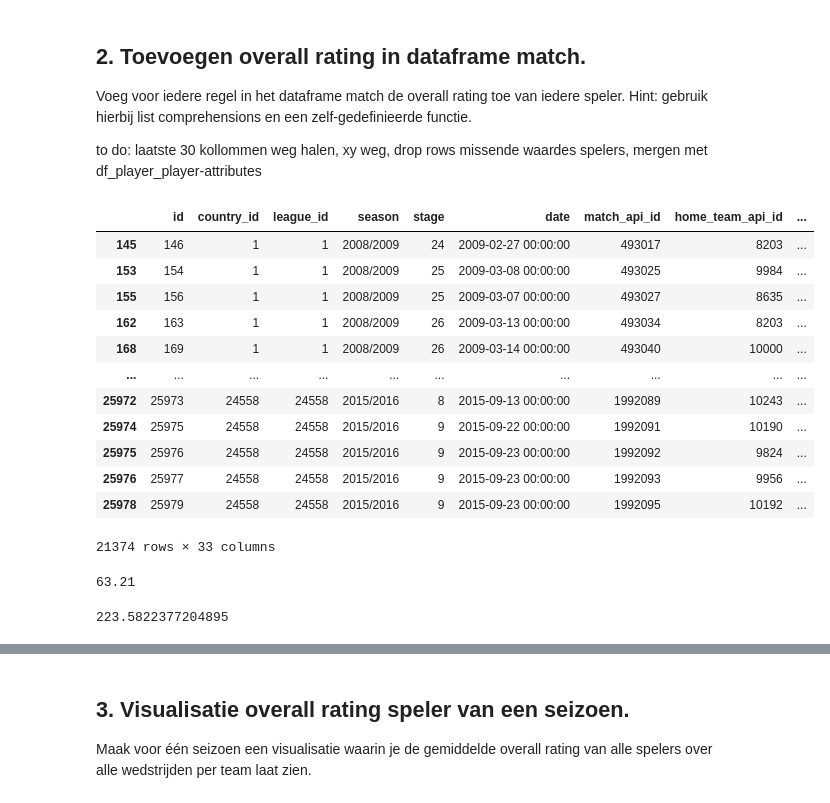
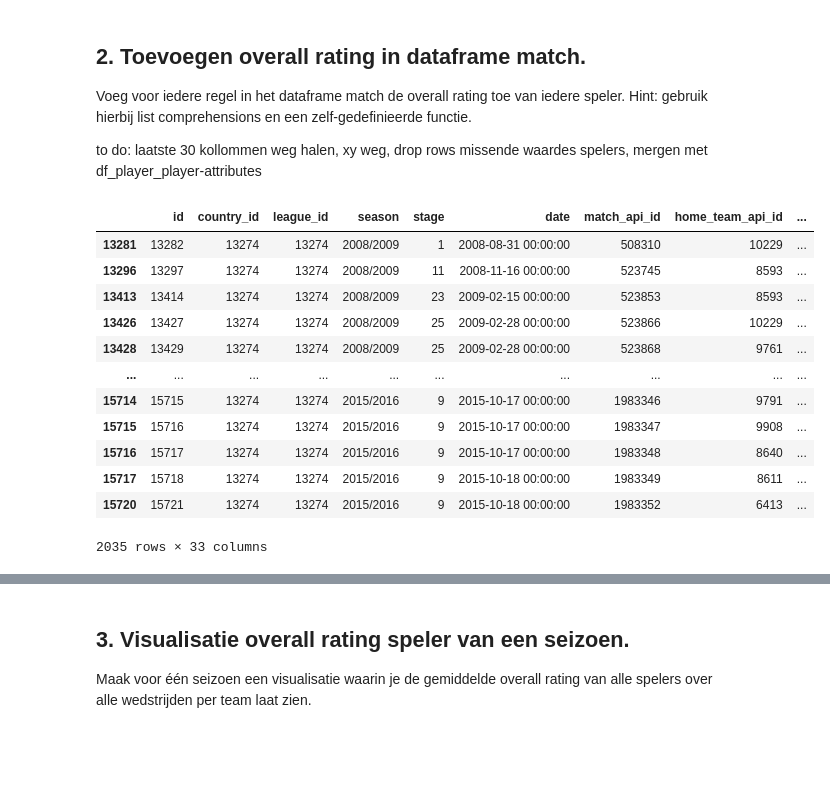
Before and after one commit to BartJeninga/2BDatalab, a Jupyter notebook: DataLab II Main v3.3.ipynb, the cells around one changed output, grey strips where cells are left out. Drawn from its saved outputs; the diff is of its cells as text; code cells hidden in the pictures; blank space fills up the shorter version.

```diff
--- a/DataLab II Main v3.3.ipynb
+++ b/DataLab II Main v3.3.ipynb
@@ -691,60 +690,21 @@ to do: laatste 30 kollommen weg halen, xy weg, drop rows missende waardes speler
 # %%
 ##making match_fixed:
 #x, y en laatste 38 kolommen deleten & delete null values
 df_match_fixed = df_match.iloc[:, np.r_[0:11, 55:77]].dropna()
+df_match_fixed = df_match_fixed[df_match_fixed['league_id'] == 13274]
 
 display(df_match_fixed)
 # %% [output]
 |  | id | country_id | league_id | season | stage | date | match_api_id | home_team_api_id | ... |
-| 145 | 146 | 1 | 1 | 2008/2009 | 24 | 2009-02-27 00:00:00 | 493017 | 8203 | ... |
-| 153 | 154 | 1 | 1 | 2008/2009 | 25 | 2009-03-08 00:00:00 | 493025 | 9984 | ... |
-| 155 | 156 | 1 | 1 | 2008/2009 | 25 | 2009-03-07 00:00:00 | 493027 | 8635 | ... |
-| 162 | 163 | 1 | 1 | 2008/2009 | 26 | 2009-03-13 00:00:00 | 493034 | 8203 | ... |
-| 168 | 169 | 1 | 1 | 2008/2009 | 26 | 2009-03-14 00:00:00 | 493040 | 10000 | ... |
+| 13281 | 13282 | 13274 | 13274 | 2008/2009 | 1 | 2008-08-31 00:00:00 | 508310 | 10229 | ... |
+| 13296 | 13297 | 13274 | 13274 | 2008/2009 | 11 | 2008-11-16 00:00:00 | 523745 | 8593 | ... |
+| 13413 | 13414 | 13274 | 13274 | 2008/2009 | 23 | 2009-02-15 00:00:00 | 523853 | 8593 | ... |
+| 13426 | 13427 | 13274 | 13274 | 2008/2009 | 25 | 2009-02-28 00:00:00 | 523866 | 10229 | ... |
+| 13428 | 13429 | 13274 | 13274 | 2008/2009 | 25 | 2009-02-28 00:00:00 | 523868 | 9761 | ... |
 | ... | ... | ... | ... | ... | ... | ... | ... | ... | ... |
-| 25972 | 25973 | 24558 | 24558 | 2015/2016 | 8 | 2015-09-13 00:00:00 | 1992089 | 10243 | ... |
-| 25974 | 25975 | 24558 | 24558 | 2015/2016 | 9 | 2015-09-22 00:00:00 | 1992091 | 10190 | ... |
-| 25975 | 25976 | 24558 | 24558 | 2015/2016 | 9 | 2015-09-23 00:00:00 | 1992092 | 9824 | ... |
-| 25976 | 25977 | 24558 | 24558 | 2015/2016 | 9 | 2015-09-23 00:00:00 | 1992093 | 9956 | ... |
-| 25978 | 25979 | 24558 | 24558 | 2015/2016 | 9 | 2015-09-23 00:00:00 | 1992095 | 10192 | ... |
+| 15714 | 15715 | 13274 | 13274 | 2015/2016 | 9 | 2015-10-17 00:00:00 | 1983346 | 9791 | ... |
+| 15715 | 15716 | 13274 | 13274 | 2015/2016 | 9 | 2015-10-17 00:00:00 | 1983347 | 9908 | ... |
+| 15716 | 15717 | 13274 | 13274 | 2015/2016 | 9 | 2015-10-17 00:00:00 | 1983348 | 8640 | ... |
+| 15717 | 15718 | 13274 | 13274 | 2015/2016 | 9 | 2015-10-18 00:00:00 | 1983349 | 8611 | ... |
+| 15720 | 15721 | 13274 | 13274 | 2015/2016 | 9 | 2015-10-18 00:00:00 | 1983352 | 6413 | ... |
-21374 rows × 33 columns
+2035 rows × 33 columns
-# %%
-##made some code that actually worked if we ignore the fact we need to do it for each date. (cuz f that)
-#nu on gemiddelde van df_p_pa_avg
-
-#list of column names
-home = ['home_player_' + str(x) for x in range(1,12)]
-away = ['away_player_' + str(x) for x in range(1,12)]
-players = home + away
-
-#definition to get the wanted rating for the given player (using df_p_pa_avg voor gemiddelde)
-
-def get_player_rating(player, rating):
-    player_rating = df_p_pa_avg.loc[df_p_pa_avg['player_api_id'] == player, f'{rating}']
-    return player_rating.values[0] if not player_rating.empty else np.nan
-#(.values[0] is to pick the first value in the list that comes out.. otherwise u get all ratings for each date from the player.. could maybe do something with that? idk)
-
-#small test:
-display(round(get_player_rating(38327.0, 'overall_rating'), 2))
-
-#u can use round in the function to round it off. but this is gemiddelde.
-# %% [output]
-63.21
-# %%
-import time
-start_time = time.time()
-## applying it to df_match_fixed:
-# Subset the df_match_fixed dataframe to only include the player columns
-df_players = df_match_fixed[players]
-
-# Use applymap to apply the function to each element in the df_players dataframe
-#(i used round in the lambda cuz it looks good)
-df_player_ratings = df_players.applymap(lambda x: round(get_player_rating(x, 'overall_rating'), 2))
-df_player_ratings = df_player_ratings.add_prefix('overall_rating_')
-
-# Merge the df_player_ratings dataframe with the original df_match_fixed dataframe
-df_match_fixed_with_ratings = pd.concat([df_match_fixed, df_player_ratings], axis=1)
-
-display(time.time() - start_time)
-# %% [output]
-223.5822377204895
```
Also changed, not shown: parts of 8 cells of this notebook.
